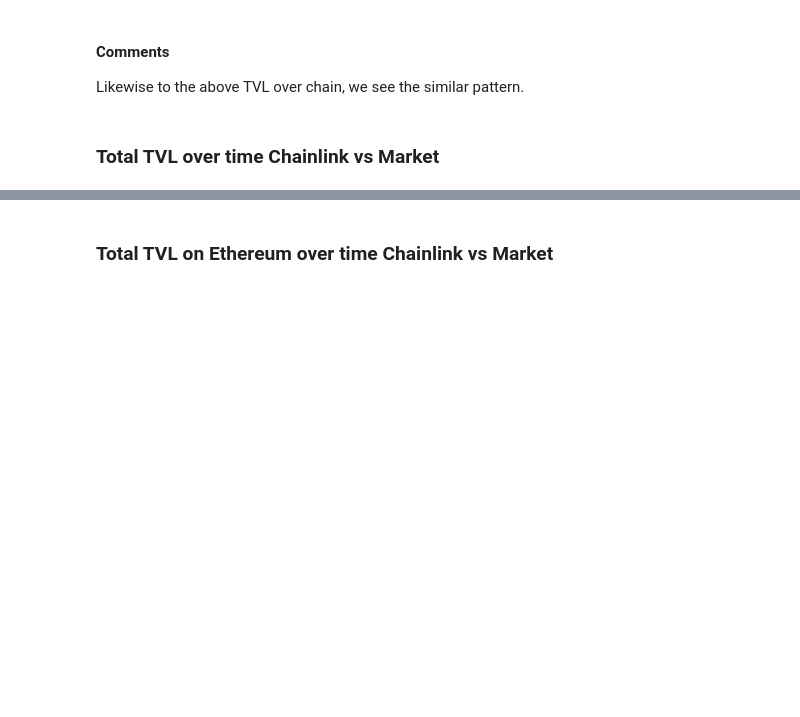
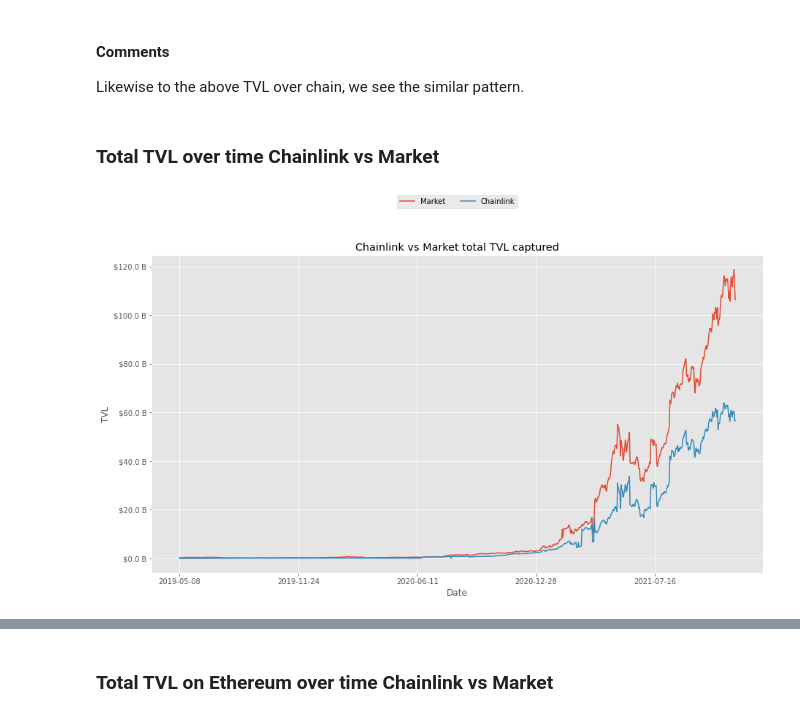
Before and after one commit to jacobianjl/defi-llama-project, a Jupyter notebook: defi_lama_tvl_analysis.ipynb, the cells around one changed output, grey strips where cells are left out. Saved outputs shown, nothing was run; the diff lists cells and outputs as text; code cells hidden in the pictures; blank space fills up the shorter version.

```diff
--- a/defi_lama_tvl_analysis.ipynb
+++ b/defi_lama_tvl_analysis.ipynb
@@ -484,3 +494,33 @@ plt.show()
 Likewise to the above TVL over chain, we see the similar pattern.
 # %% [markdown]
 ### Total TVL over time Chainlink vs Market
+# %%
+market_protocols_total = market_protocols.groupby(['date']).sum('totalLiquidityUSD').reset_index()
+market_protocols_total['date'] = market_protocols_total['date'].apply(lambda d: datetime.fromtimestamp(int(d)).strftime('%Y-%m-%d'))
+market_protocols_total = market_protocols_total.groupby(['date']).max('totalLiquidityUSD').reset_index()
+market_protocols_total['Market'] = market_protocols_total['totalLiquidityUSD']
+market_protocols_total.drop('totalLiquidityUSD',axis=1, inplace=True)
+
+chainlink_protocols_total = chainlink_protocols.groupby(['date']).sum('totalLiquidityUSD').reset_index()
+chainlink_protocols_total['date'] = chainlink_protocols_total['date'].apply(lambda d: datetime.fromtimestamp(int(d)).strftime('%Y-%m-%d'))
+chainlink_protocols_total = chainlink_protocols_total.groupby(['date']).max('totalLiquidityUSD').reset_index()
+chainlink_protocols_total['Chainlink'] = chainlink_protocols_total['totalLiquidityUSD']
+chainlink_protocols_total.drop('totalLiquidityUSD',axis=1, inplace=True)
+
+## remove todays date
+todays_date = datetime.today().strftime('%Y-%m-%d')
+market_protocols_total =  market_protocols_total[market_protocols_total['date'] != todays_date]
+chainlink_protocols_total =  chainlink_protocols_total[chainlink_protocols_total['date'] != todays_date]
+
+merge = pd.merge(market_protocols_total, chainlink_protocols_total, on=['date'])
+merge = merge.set_index('date')
+
+ax = merge.plot.line(figsize = (15,8))
+ax.yaxis.set_major_formatter(FuncFormatter(millions_formatter))
+plt.xlabel('Date')
+plt.ylabel('TVL')
+plt.title('Chainlink vs Market total TVL captured')
+plt.legend( ncol=8 , loc = 'upper center', bbox_to_anchor=(0.5, 1.2))
+plt.show()
+# %% [output]
+[figure, added]
```
Also changed, not shown: parts of 12 cells of this notebook.
